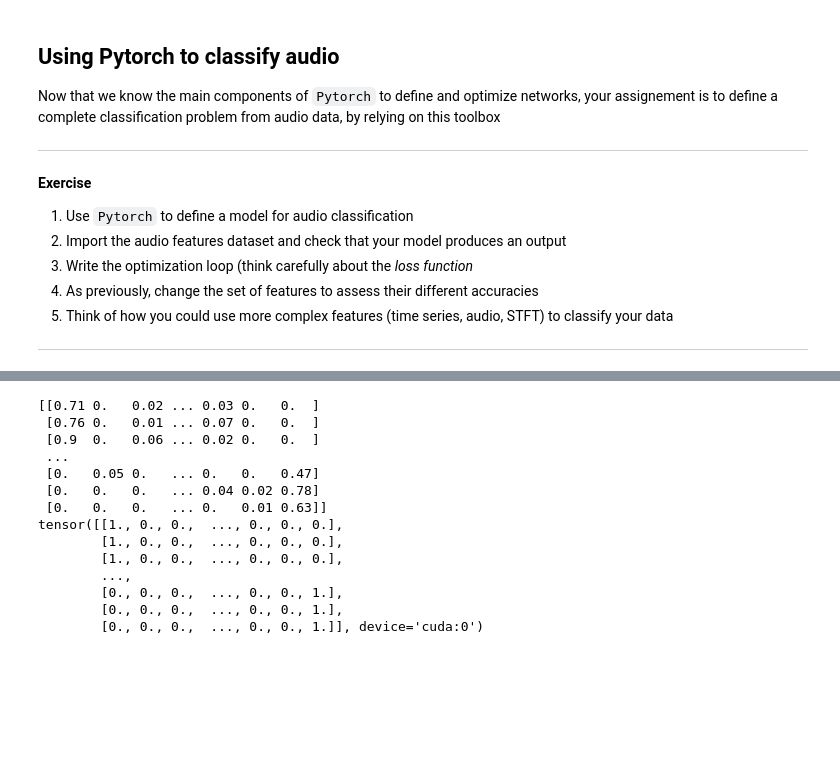
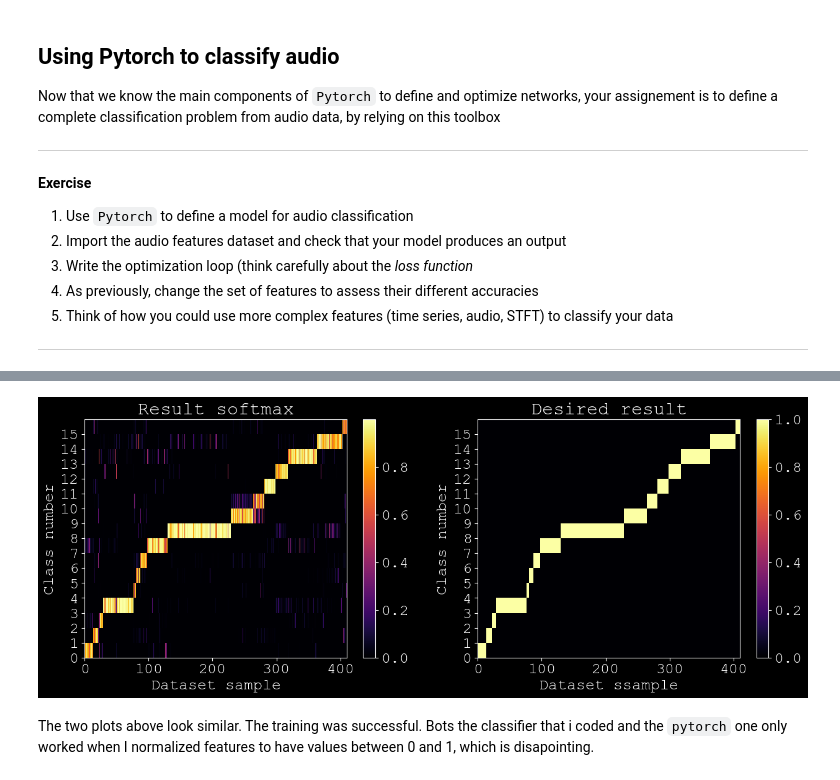
Before and after one commit to peladeaucome/atiam_ml, a Jupyter notebook: 02a_neural_networks.ipynb, the cells around one changed output, grey strips where cells are left out. Cells and saved outputs as stored; diff of their text form; code cells hidden in the pictures; blank space fills up the shorter version.

```diff
--- a/02a_neural_networks.ipynb
+++ b/02a_neural_networks.ipynb
@@ -870,12 +853,14 @@ torch.Size([410])
 # %%
 device  = torch.device("cuda:0" if torch.cuda.is_available() else "cpu")
+device='cpu'
 print(device)
 
 ###### Parameters
 nHiddens1 = 100
 nHiddens2 = 100
 learning_rate = 1e-2
-loss_diff_lim = 1e-4
+n_epoch = 50000  #number of epochs
+
 # Define the input dimensions
 
 # Use the nn package to define our model and loss function.
@@ -885,18 +870,16 @@ model = torch.nn.Sequential(
     torch.nn.Linear(nHiddens1, nHiddens2),
     torch.nn.ReLU(),
     torch.nn.Linear(nHiddens2, nOutputs),
-    torch.nn.Softmax()
+#    torch.nn.LogSoftmax(dim=1)
 )
 model = model.to(device)
-loss_fn = torch.nn.NLLLoss(weight=None,reduction='mean')
+loss_fn = torch.nn.CrossEntropyLoss(reduction='mean')
 # Optimizer to fit the weights of the network
 optimizer = torch.optim.Adam(model.parameters(), lr=learning_rate, weight_decay=0.001)
-n_epoch = 5000
+x = x.to(device)
+y = y.to(device)
+for epoch in range(n_epoch):
 
-loss_prev = 0
-for epoch in range(n_epoch):
-    x = x.to(device)
-    y = y.to(device)
     # Forward pass: compute predicted y by passing x to the model.
     y_pred = model(x)
     # Compute the loss.
@@ -916,21 +909,29 @@ RuntimeError: "nll_loss_forward_reduce_cuda_kernel_2d_index" not implemented for
-# %%
-y_numpy=(y_pred.cpu()).detach().numpy()
-
-soft_y = np.exp(y_numpy)/np.sum(np.exp(y_numpy),axis = 1)[:,None]
-print(np.round(soft_y,2))
-print(y)
-# %% [output]
-[[0.71 0.   0.02 ... 0.03 0.   0.  ]
- [0.76 0.   0.01 ... 0.07 0.   0.  ]
- [0.9  0.   0.06 ... 0.02 0.   0.  ]
- ...
- [0.   0.05 0.   ... 0.   0.   0.47]
- [0.   0.   0.   ... 0.04 0.02 0.78]
- [0.   0.   0.   ... 0.   0.01 0.63]]
-tensor([[1., 0., 0.,  ..., 0., 0., 0.],
-        [1., 0., 0.,  ..., 0., 0., 0.],
-        [1., 0., 0.,  ..., 0., 0., 0.],
-        ...,
-        [0., 0., 0.,  ..., 0., 0., 1.],
-        [0., 0., 0.,  ..., 0., 0., 1.],
-        [0., 0., 0.,  ..., 0., 0., 1.]], device='cuda:0')
+# %%
+y_numpy=y_pred.cpu().detach().numpy().transpose() #extracting the result
+y_numpy = np.exp(y_numpy)/np.sum(np.exp(y_numpy),axis = 0) #computing the softmax
+#soft_y = soft_y.transpose()
+
+#Plotting the results
+fig, ax = plt.subplots(nrows=1,ncols = 2,figsize = (15,5))
+im0 = ax[0].pcolormesh(y_numpy,
+                      cmap = 'inferno',)
+ax[0].set_title('Result softmax')
+ax[0].set_xlabel('Dataset sample')
+ax[0].set_ylabel('Class number')
+ax[0].set_yticks(np.arange(nOutputs))
+fig.colorbar(im0, ax=ax[0], orientation='vertical')
+
+im1 = ax[1].pcolormesh(desired,
+                      cmap = 'inferno',
+                      vmin = 0,
+                      vmax = 1)
+ax[1].set_title('Desired result')
+ax[1].set_xlabel('Dataset ssample')
+ax[1].set_ylabel('Class number')
+ax[1].set_yticks(np.arange(nOutputs))
+fig.colorbar(im1, ax=ax[1], orientation='vertical',cmap = [0,1])
+plt.show()
+# %% [output]
+[figure, added]
+# %% [markdown]
+The two plots above look similar. The training was successful. Bots the classifier that i coded and the `pytorch` one only worked when I normalized features to have values between 0 and 1, which is disapointing.
```
Also changed, not shown: parts of 11 cells of this notebook, 2 other files.
